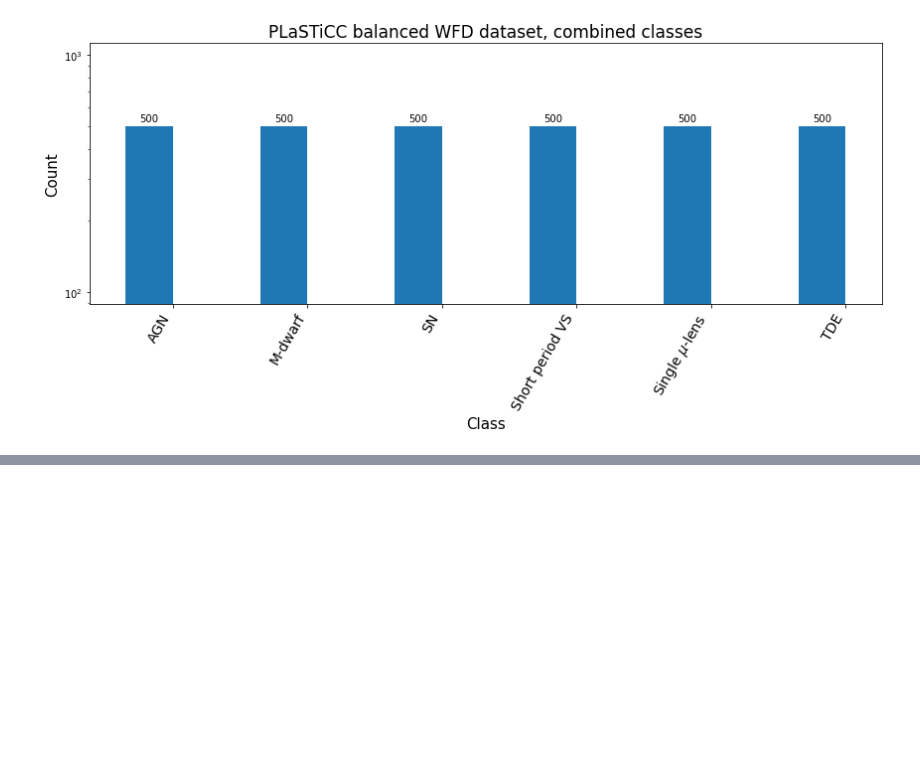
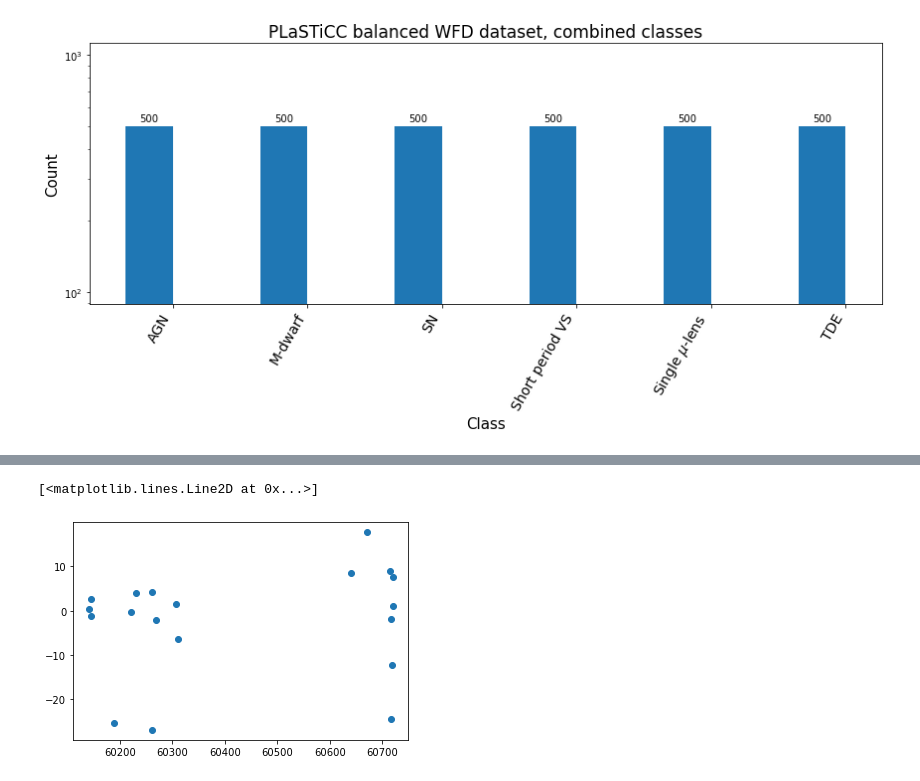
Before and after one commit to frmunozz/irregular-bag-of-pattern, a Jupyter notebook: notebooks/data_exploration.ipynb, the cells around one changed output, grey strips where cells are left out. Drawn from its saved outputs; the diff is of its cells as text; code cells hidden in the pictures; blank space fills up the shorter version.

```diff
--- a/notebooks/data_exploration.ipynb
+++ b/notebooks/data_exploration.ipynb
@@ -318,0 +296,20 @@ class PlotAccessor(pandas.core.base.PandasObject)
+# %%
+df = plasticc_augment_meta.objects[0].observations
+bands = np.unique(df["band"])
+# df.plot("time", "flux", fmt=".")
+for i in range(len(plasticc_augment_meta.objects)):
+    problem = False
+    for j, b in enumerate(bands):
+        df = plasticc_augment_meta.objects[i].observations
+        df = df.sort_values(by=["time"])
+        df = df[df["band"] == b]
+        t = df["time"].to_numpy()
+        diff = t[1:] - t[:-1]
+        if any([x <= 0 for x in diff]):
+            print("problem on ts", i, "band", j)
+            problem = True
+            break
+
+    if problem:
+        print(diff)
+        break
@@ -318,0 +322,8 @@ class PlotAccessor(pandas.core.base.PandasObject)
+# %%
+df = plasticc_augment_meta.objects[1].observations
+df = df[df["band"] == bands[3]]
+df = df.sort_values(by=["time"])
+t = df["time"].to_numpy()
+diff = t[1:] - t[:-1]
+print(any([x <= 0 for x in diff]))
+t
@@ -318,0 +337,5 @@ class PlotAccessor(pandas.core.base.PandasObject)
+# %%
+plt.plot(df["time"], df["flux"], 'o')
+# %% [output]
+[<matplotlib.lines.Line2D at 0x...>]
+[figure, added]
```
Also changed, not shown: parts of 3 cells of this notebook, 2 other files.
